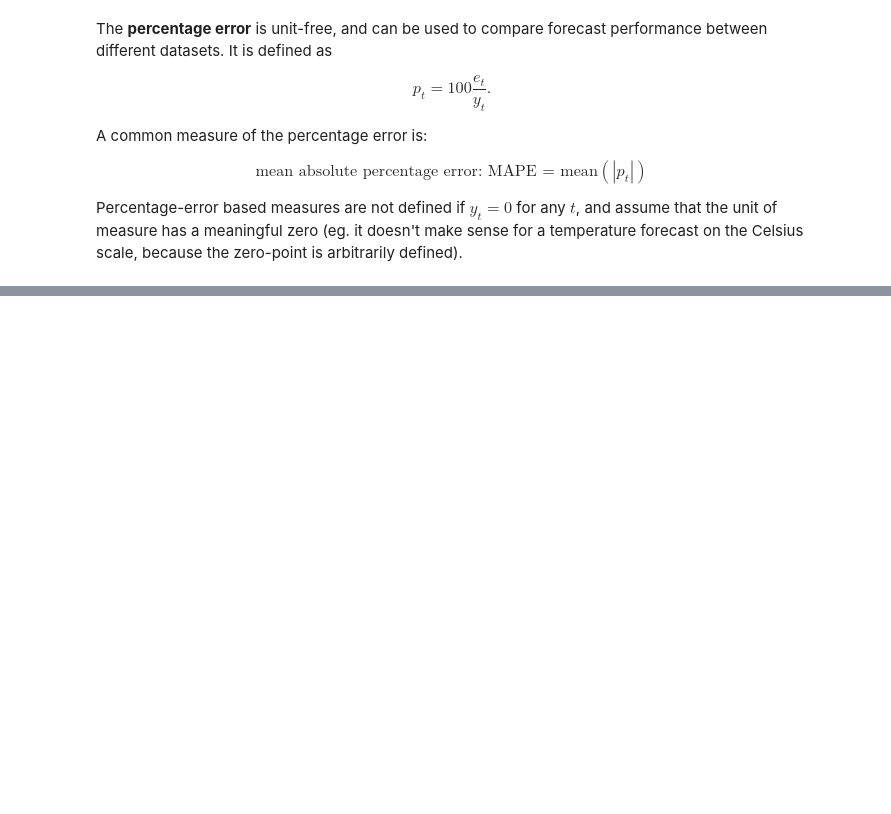
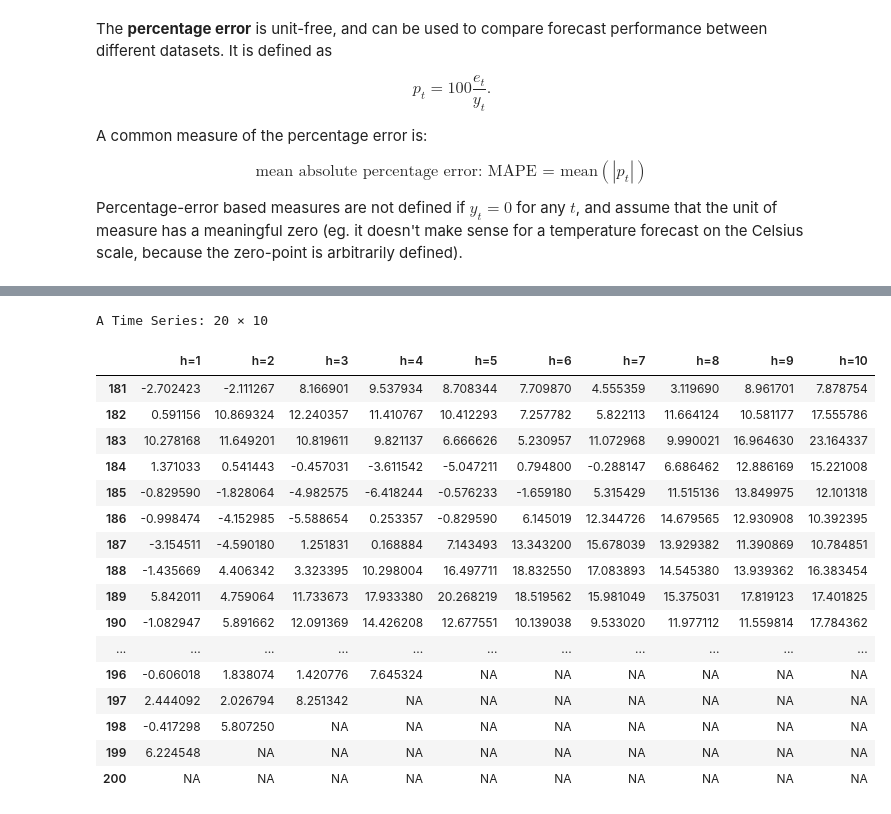
Before and after one commit to al-jshen/learnts, a Jupyter notebook: fpp/ch3.ipynb, the cells around one changed output, grey strips where cells are left out. Saved outputs shown, nothing was run; the diff lists cells and outputs as text; code cells hidden in the pictures; blank space fills up the shorter version.

```diff
--- a/fpp/ch3.ipynb
+++ b/fpp/ch3.ipynb
@@ -233,0 +290,22 @@ Percentage-error based measures are not defined if $y_t=0$ for any $t$, and assu
+# %%
+e <- tsCV(tail(goog200, 20), rwf, h=10) # offset of 10
+e
+# %% [output]
+A Time Series: 20 × 10
+|  | h=1 | h=2 | h=3 | h=4 | h=5 | h=6 | h=7 | h=8 | h=9 | h=10 |
+| 181 | -2.702423 | -2.111267 | 8.166901 | 9.537934 | 8.708344 | 7.709870 | 4.555359 | 3.119690 | 8.961701 | 7.878754 |
+| 182 | 0.591156 | 10.869324 | 12.240357 | 11.410767 | 10.412293 | 7.257782 | 5.822113 | 11.664124 | 10.581177 | 17.555786 |
+| 183 | 10.278168 | 11.649201 | 10.819611 | 9.821137 | 6.666626 | 5.230957 | 11.072968 | 9.990021 | 16.964630 | 23.164337 |
+| 184 | 1.371033 | 0.541443 | -0.457031 | -3.611542 | -5.047211 | 0.794800 | -0.288147 | 6.686462 | 12.886169 | 15.221008 |
+| 185 | -0.829590 | -1.828064 | -4.982575 | -6.418244 | -0.576233 | -1.659180 | 5.315429 | 11.515136 | 13.849975 | 12.101318 |
+| 186 | -0.998474 | -4.152985 | -5.588654 | 0.253357 | -0.829590 | 6.145019 | 12.344726 | 14.679565 | 12.930908 | 10.392395 |
+| 187 | -3.154511 | -4.590180 | 1.251831 | 0.168884 | 7.143493 | 13.343200 | 15.678039 | 13.929382 | 11.390869 | 10.784851 |
+| 188 | -1.435669 | 4.406342 | 3.323395 | 10.298004 | 16.497711 | 18.832550 | 17.083893 | 14.545380 | 13.939362 | 16.383454 |
+| 189 | 5.842011 | 4.759064 | 11.733673 | 17.933380 | 20.268219 | 18.519562 | 15.981049 | 15.375031 | 17.819123 | 17.401825 |
+| 190 | -1.082947 | 5.891662 | 12.091369 | 14.426208 | 12.677551 | 10.139038 | 9.533020 | 11.977112 | 11.559814 | 17.784362 |
+| ... | ... | ... | ... | ... | ... | ... | ... | ... | ... | ... |
+| 196 | -0.606018 | 1.838074 | 1.420776 | 7.645324 | NA | NA | NA | NA | NA | NA |
+| 197 | 2.444092 | 2.026794 | 8.251342 | NA | NA | NA | NA | NA | NA | NA |
+| 198 | -0.417298 | 5.807250 | NA | NA | NA | NA | NA | NA | NA | NA |
+| 199 | 6.224548 | NA | NA | NA | NA | NA | NA | NA | NA | NA |
+| 200 | NA | NA | NA | NA | NA | NA | NA | NA | NA | NA |
```
Also changed, not shown: parts of 6 cells of this notebook, 1 other file.
